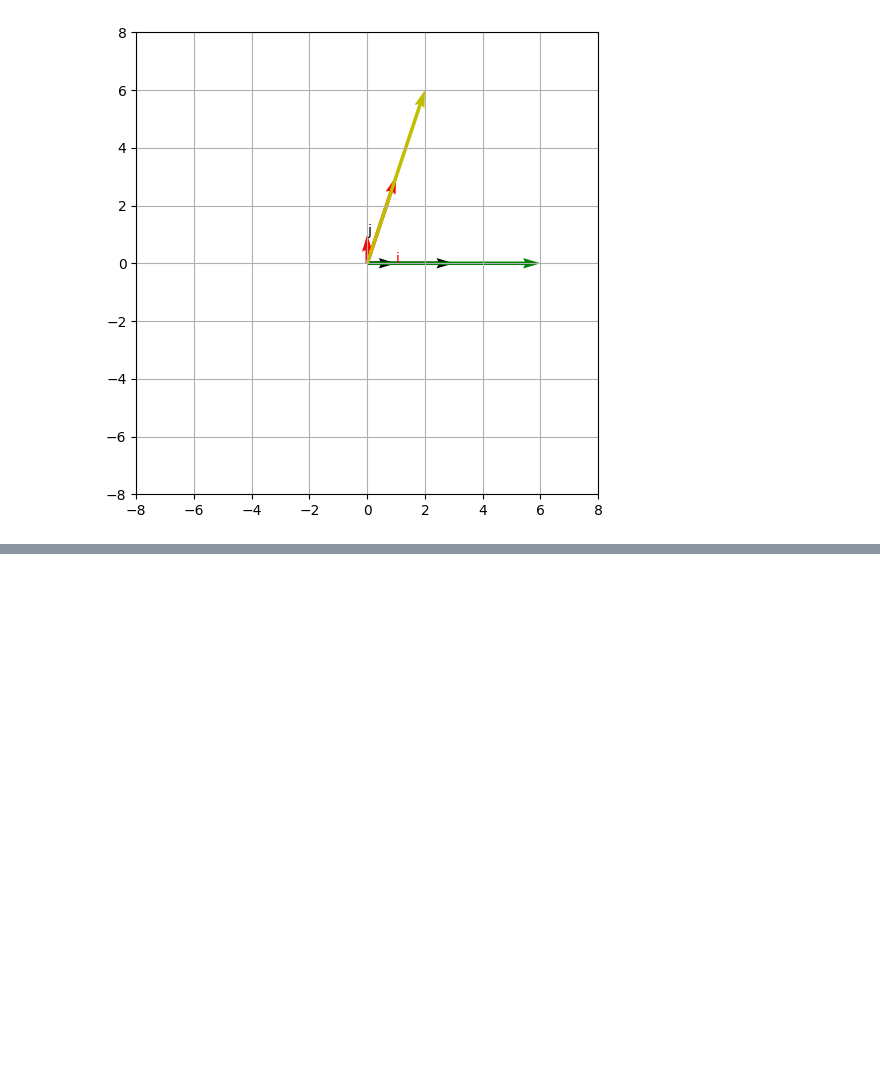
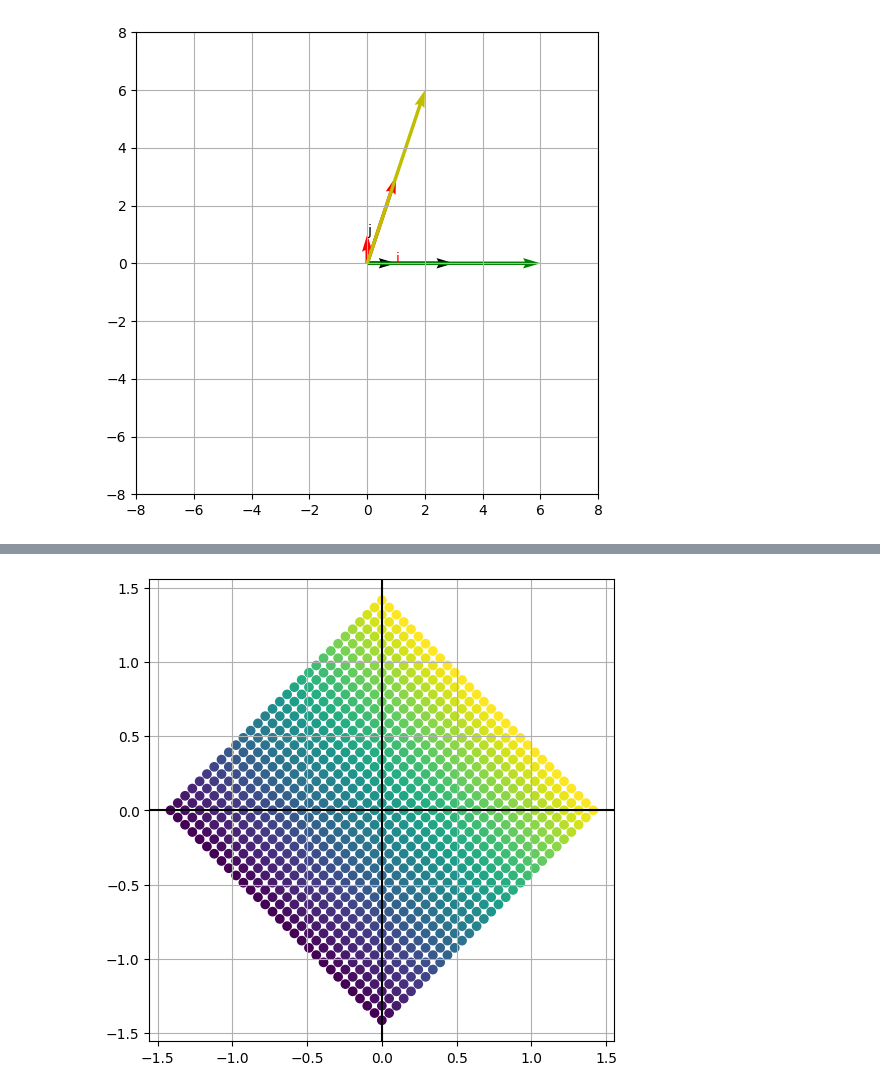
Before and after one commit to CoderAalok/Python_Libraries, a Jupyter notebook: Math for Machine Learning/Eigenvectors_Eigenvalues.ipynb, the cells around one changed output, grey strips where cells are left out. Saved outputs shown, nothing was run; the diff lists cells and outputs as text; code cells hidden in the pictures; blank space fills up the shorter version.

```diff
--- a/Math for Machine Learning/Eigenvectors_Eigenvalues.ipynb
+++ b/Math for Machine Learning/Eigenvectors_Eigenvalues.ipynb
@@ -45,0 +140,28 @@ plt.show()
+# %%
+x = np.linspace(1,-1, 30)
+y = np.linspace(1,-1, 30)
+x,y = np.meshgrid(x,y)
+
+A = np.zeros((2,2))
+theta = np.pi/4
+
+
+A[0,0] = -np.cos(theta)
+A[0,1] = np.sin(theta)
+A[1,0] = np.sin(theta)
+A[1,1] = np.cos(theta)
+
+m = A[0,0]*x + A[0,1]*y
+n = A[1,0]*x + A[1,1]*y
+# %%
+fig,ax = plt.subplots(figsize=(6,6))
+
+ax.grid()
+ax.axhline(0, color='k')
+ax.axvline(0, color='k')
+
+ax.scatter(m,n, c=y)
+
+plt.show()
+# %% [output]
+[figure, added]
```
Also changed, not shown: parts of 6 cells of this notebook.
